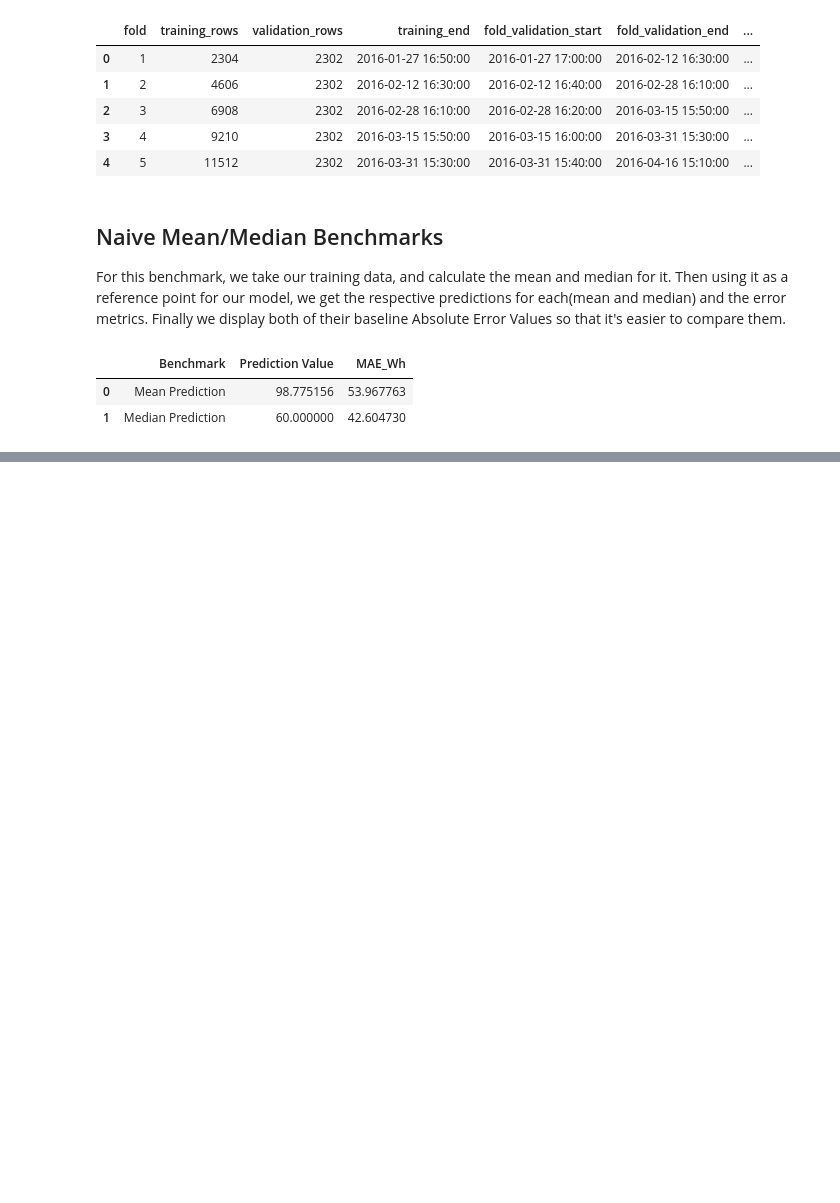
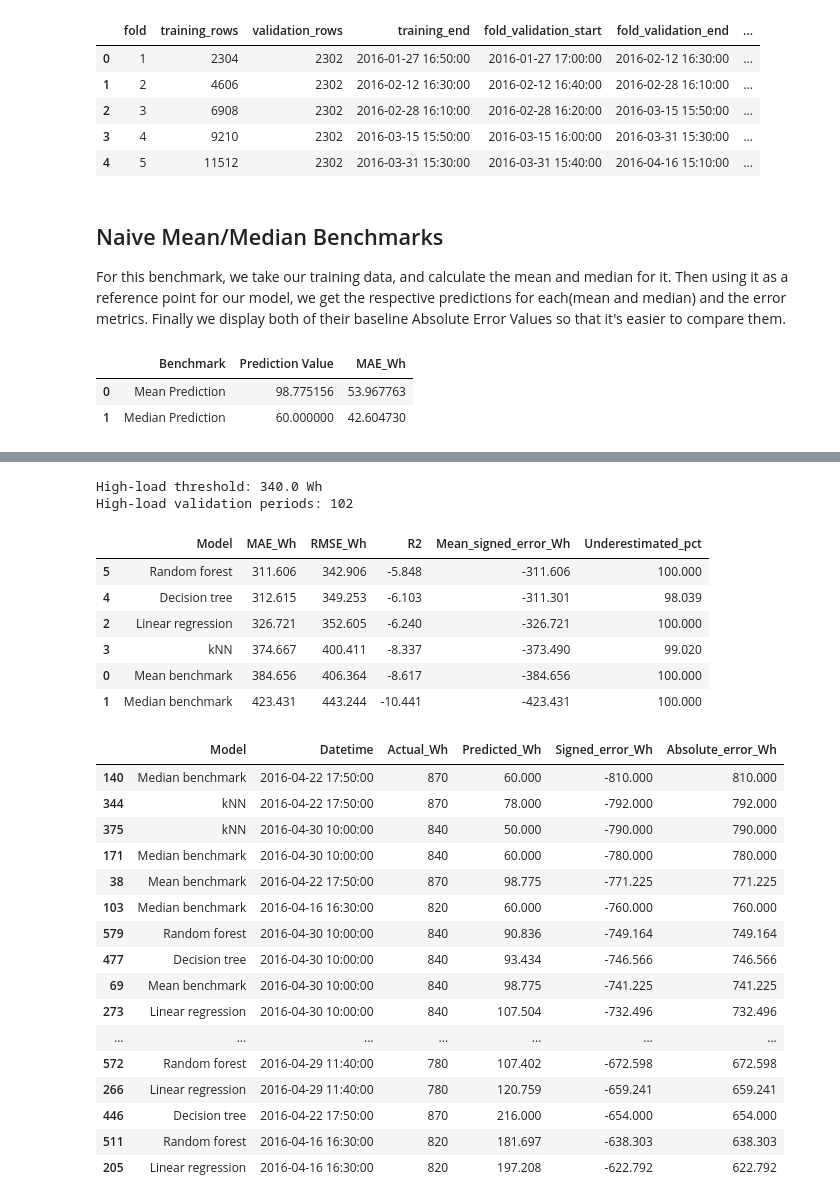
Before and after one commit to AndyLopezCoding/MachineLearningProject, a Jupyter notebook: MachineLearningProject.ipynb, the cells around one changed output, grey strips where cells are left out. Cells and saved outputs as stored; diff of their text form; code cells hidden in the pictures; blank space fills up the shorter version.

```diff
--- a/MachineLearningProject.ipynb
+++ b/MachineLearningProject.ipynb
@@ -463,0 +607,78 @@ display(benchmark_df)
+# %%
+spike_threshold = y_train.quantile(0.95)
+actual = y_validation.to_numpy()
+spike_mask = actual >= spike_threshold
+
+print(f"High-load threshold: {spike_threshold:.1f} Wh")
+print(f"High-load validation periods: {spike_mask.sum()}")
+
+spike_results = []
+spike_details = []
+
+if spike_mask.any():
+    for name, predicted in validation_predictions.items():
+        predicted = np.asarray(predicted)
+        spike_actual = actual[spike_mask]
+        spike_predicted = predicted[spike_mask]
+
+        # Negative signed error means the model underestimated consumption.
+        signed_error = spike_predicted - spike_actual
+
+        spike_results.append({
+            "Model": name,
+            **calculate_metrics(spike_actual, spike_predicted),
+            "Mean_signed_error_Wh": signed_error.mean(),
+            "Underestimated_pct": 100 * (signed_error < 0).mean(),
+        })
+
+        spike_details.append(pd.DataFrame({
+            "Model": name,
+            "Datetime": validation.loc[
+                spike_mask, "datetime"
+            ].to_numpy(),
+            "Actual_Wh": spike_actual,
+            "Predicted_Wh": spike_predicted,
+            "Signed_error_Wh": signed_error,
+            "Absolute_error_Wh": np.abs(signed_error),
+        }))
+
+    spike_table = pd.DataFrame(spike_results).sort_values("MAE_Wh")
+    display(spike_table.round(3))
+
+    # Inspect each model's three largest high-load errors.
+    worst_spikes = (
+        pd.concat(spike_details, ignore_index=True)
+        .sort_values("Absolute_error_Wh", ascending=False)
+        .groupby("Model", sort=False)
+        .head(3)
+    )
+    display(worst_spikes.round(3))
+else:
+    print("No validation periods meet the high-load threshold.")
+# %% [output]
+High-load threshold: 340.0 Wh
+High-load validation periods: 102
+|  | Model | MAE_Wh | RMSE_Wh | R2 | Mean_signed_error_Wh | Underestimated_pct |
+| 5 | Random forest | 311.606 | 342.906 | -5.848 | -311.606 | 100.000 |
+| 4 | Decision tree | 312.615 | 349.253 | -6.103 | -311.301 | 98.039 |
+| 2 | Linear regression | 326.721 | 352.605 | -6.240 | -326.721 | 100.000 |
+| 3 | kNN | 374.667 | 400.411 | -8.337 | -373.490 | 99.020 |
+| 0 | Mean benchmark | 384.656 | 406.364 | -8.617 | -384.656 | 100.000 |
+| 1 | Median benchmark | 423.431 | 443.244 | -10.441 | -423.431 | 100.000 |
+|  | Model | Datetime | Actual_Wh | Predicted_Wh | Signed_error_Wh | Absolute_error_Wh |
+| 140 | Median benchmark | 2016-04-22 17:50:00 | 870 | 60.000 | -810.000 | 810.000 |
+| 344 | kNN | 2016-04-22 17:50:00 | 870 | 78.000 | -792.000 | 792.000 |
+| 375 | kNN | 2016-04-30 10:00:00 | 840 | 50.000 | -790.000 | 790.000 |
+| 171 | Median benchmark | 2016-04-30 10:00:00 | 840 | 60.000 | -780.000 | 780.000 |
+| 38 | Mean benchmark | 2016-04-22 17:50:00 | 870 | 98.775 | -771.225 | 771.225 |
+| 103 | Median benchmark | 2016-04-16 16:30:00 | 820 | 60.000 | -760.000 | 760.000 |
+| 579 | Random forest | 2016-04-30 10:00:00 | 840 | 90.836 | -749.164 | 749.164 |
+| 477 | Decision tree | 2016-04-30 10:00:00 | 840 | 93.434 | -746.566 | 746.566 |
+| 69 | Mean benchmark | 2016-04-30 10:00:00 | 840 | 98.775 | -741.225 | 741.225 |
+| 273 | Linear regression | 2016-04-30 10:00:00 | 840 | 107.504 | -732.496 | 732.496 |
+| ... | ... | ... | ... | ... | ... | ... |
+| 572 | Random forest | 2016-04-29 11:40:00 | 780 | 107.402 | -672.598 | 672.598 |
+| 266 | Linear regression | 2016-04-29 11:40:00 | 780 | 120.759 | -659.241 | 659.241 |
+| 446 | Decision tree | 2016-04-22 17:50:00 | 870 | 216.000 | -654.000 | 654.000 |
+| 511 | Random forest | 2016-04-16 16:30:00 | 820 | 181.697 | -638.303 | 638.303 |
+| 205 | Linear regression | 2016-04-16 16:30:00 | 820 | 197.208 | -622.792 | 622.792 |
```
Also changed, not shown: parts of 9 cells of this notebook.
